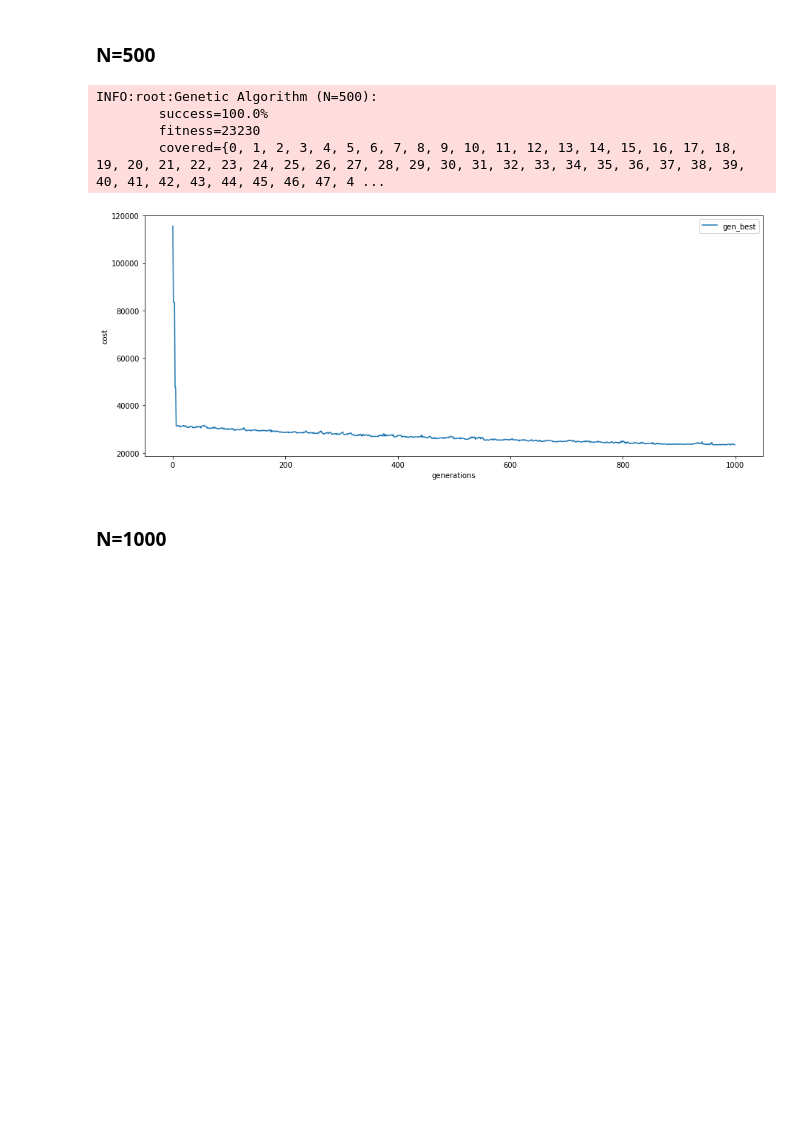
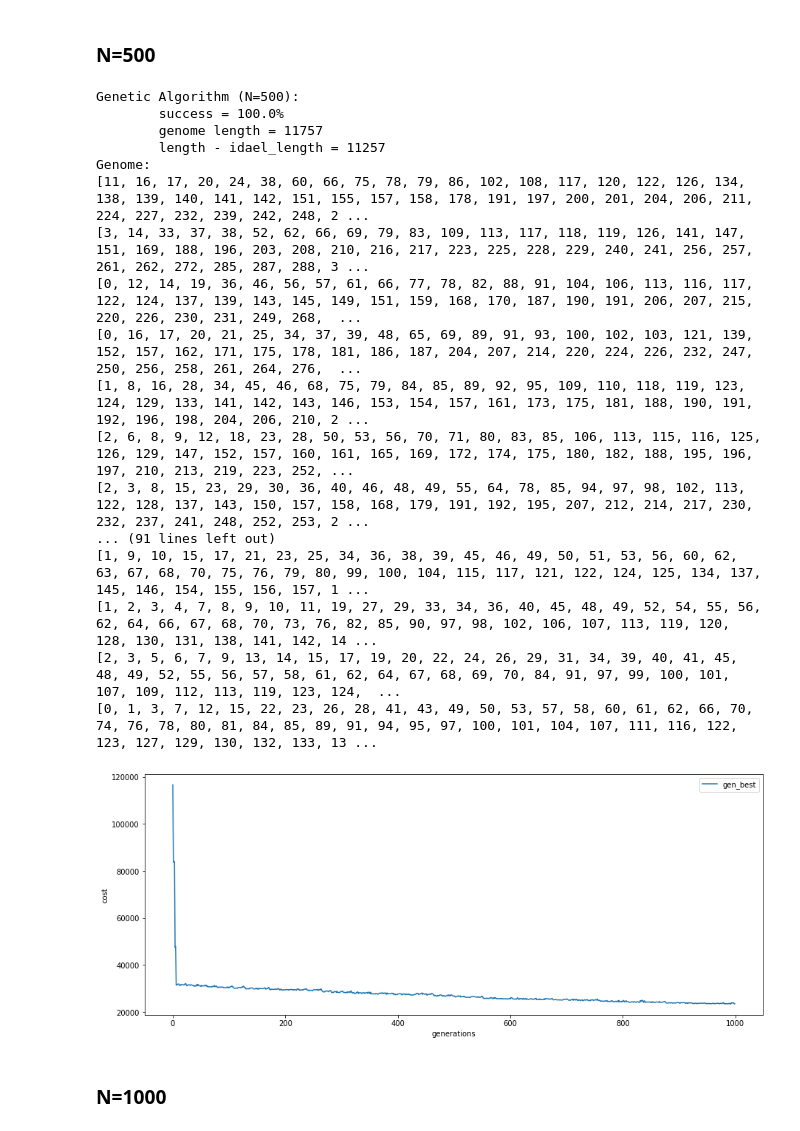
Before and after one commit to LuigiFederico/Computational-Intelligence, a Jupyter notebook: lab2/lab2.ipynb, the cells around one changed output. Cells and saved outputs as stored; diff of their text form; code cells hidden in the pictures; blank space fills up the shorter version.

```diff
--- a/lab2/lab2.ipynb
+++ b/lab2/lab2.ipynb
@@ -27,7 +26,7 @@ def tournament(population):
   x, y = tuple(random.choices(population, k=2))
   return x.fight(y)
 # %%
-def initial_population(id_to_genes):
+def initial_population(id_to_genes, N):
   population = list()
   genes = list(id_to_genes.values())
   tot_genes = len(id_to_genes)
@@ -47,6 +46,14 @@ def plot_gen_best(fitness_log):
   #plt.scatter([x for x, _ in fitness_log], [y for _, y in fitness_log], marker=".", label='fitness_log')
   plt.plot([x for x, _ in enumerate(gen_best)], [y for _, y in enumerate(gen_best)], label='gen_best')
   plt.legend()
+# %%
+def print_statistics(winner, N):
+  print(f"Genetic Algorithm (N={N}):")
+  print(f"\tsuccess = {len(winner.covered)*100/N}%")
+  print(f"\tgenome length = {len(winner)}")
+  print(f"\tlength - idael_length = {len(winner) - N}")
+  print(f"Genome:")
+  winner.display()
 # %% [markdown]
 ## Evolution
 # %%
@@ -149,18 +190,32 @@ INFO:root:Genetic Algorithm (N=100):
 # %%
 N = 500
 
-id_to_genes = create_dict_genes(problem(N, 42)) # Dictionaries to map genes to ids and vice versa
-population = initial_population(id_to_genes)
+clean_problem = set([tuple(sorted(l)) for l in problem(N, 42)])
+id_to_genes = create_dict_genes(clean_problem) # Dictionaries to map genes to ids and vice versa
+population = initial_population(id_to_genes, N)
 winner_GA, fitness_log_GA = genetic_algorithm(population, id_to_genes, N)
 
-logging.info(f"Genetic Algorithm (N={N}):\n\tsuccess={len(winner_GA.covered)*100/N}%\n\tfitness={winner_GA.cost}\n\tcovered={winner_GA.covered};")
+print_statistics(winner_GA, N)
 plot_gen_best(fitness_log_GA)
 # %% [output]
-INFO:root:Genetic Algorithm (N=500):
-        success=100.0%
-        fitness=23230
-        covered={0, 1, 2, 3, 4, 5, 6, 7, 8, 9, 10, 11, 12, 13, 14, 15, 16, 17, 18, 19, 20, 21, 22, 23, 24, 25, 26, 27, 28, 29, 30, 31, 32, 33, 34, 35, 36, 37, 38, 39, 40, 41, 42, 43, 44, 45, 46, 47, 4 ...
+Genetic Algorithm (N=500):
+        success = 100.0%
+        genome length = 11757
+        length - idael_length = 11257
+Genome:
+[11, 16, 17, 20, 24, 38, 60, 66, 75, 78, 79, 86, 102, 108, 117, 120, 122, 126, 134, 138, 139, 140, 141, 142, 151, 155, 157, 158, 178, 191, 197, 200, 201, 204, 206, 211, 224, 227, 232, 239, 242, 248, 2 ...
+[3, 14, 33, 37, 38, 52, 62, 66, 69, 79, 83, 109, 113, 117, 118, 119, 126, 141, 147, 151, 169, 188, 196, 203, 208, 210, 216, 217, 223, 225, 228, 229, 240, 241, 256, 257, 261, 262, 272, 285, 287, 288, 3 ...
+[0, 12, 14, 19, 36, 46, 56, 57, 61, 66, 77, 78, 82, 88, 91, 104, 106, 113, 116, 117, 122, 124, 137, 139, 143, 145, 149, 151, 159, 168, 170, 187, 190, 191, 206, 207, 215, 220, 226, 230, 231, 249, 268,  ...
+[0, 16, 17, 20, 21, 25, 34, 37, 39, 48, 65, 69, 89, 91, 93, 100, 102, 103, 121, 139, 152, 157, 162, 171, 175, 178, 181, 186, 187, 204, 207, 214, 220, 224, 226, 232, 247, 250, 256, 258, 261, 264, 276,  ...
+[1, 8, 16, 28, 34, 45, 46, 68, 75, 79, 84, 85, 89, 92, 95, 109, 110, 118, 119, 123, 124, 129, 133, 141, 142, 143, 146, 153, 154, 157, 161, 173, 175, 181, 188, 190, 191, 192, 196, 198, 204, 206, 210, 2 ...
+[2, 6, 8, 9, 12, 18, 23, 28, 50, 53, 56, 70, 71, 80, 83, 85, 106, 113, 115, 116, 125, 126, 129, 147, 152, 157, 160, 161, 165, 169, 172, 174, 175, 180, 182, 188, 195, 196, 197, 210, 213, 219, 223, 252, ...
+[2, 3, 8, 15, 23, 29, 30, 36, 40, 46, 48, 49, 55, 64, 78, 85, 94, 97, 98, 102, 113, 122, 128, 137, 143, 150, 157, 158, 168, 179, 191, 192, 195, 207, 212, 214, 217, 230, 232, 237, 241, 248, 252, 253, 2 ...
+... (91 lines left out)
+[1, 9, 10, 15, 17, 21, 23, 25, 34, 36, 38, 39, 45, 46, 49, 50, 51, 53, 56, 60, 62, 63, 67, 68, 70, 75, 76, 79, 80, 99, 100, 104, 115, 117, 121, 122, 124, 125, 134, 137, 145, 146, 154, 155, 156, 157, 1 ...
+[1, 2, 3, 4, 7, 8, 9, 10, 11, 19, 27, 29, 33, 34, 36, 40, 45, 48, 49, 52, 54, 55, 56, 62, 64, 66, 67, 68, 70, 73, 76, 82, 85, 90, 97, 98, 102, 106, 107, 113, 119, 120, 128, 130, 131, 138, 141, 142, 14 ...
+[2, 3, 5, 6, 7, 9, 13, 14, 15, 17, 19, 20, 22, 24, 26, 29, 31, 34, 39, 40, 41, 45, 48, 49, 52, 55, 56, 57, 58, 61, 62, 64, 67, 68, 69, 70, 84, 91, 97, 99, 100, 101, 107, 109, 112, 113, 119, 123, 124,  ...
+[0, 1, 3, 7, 12, 15, 22, 23, 26, 28, 41, 43, 49, 50, 53, 57, 58, 60, 61, 62, 66, 70, 74, 76, 78, 80, 81, 84, 85, 89, 91, 94, 95, 97, 100, 101, 104, 107, 111, 116, 122, 123, 127, 129, 130, 132, 133, 13 ...
-[figure, old version]
+[figure, new version]
 # %% [markdown]
 ### N=1000
 # %%
```
Also changed, not shown: parts of 7 cells of this notebook, 10 other files.
